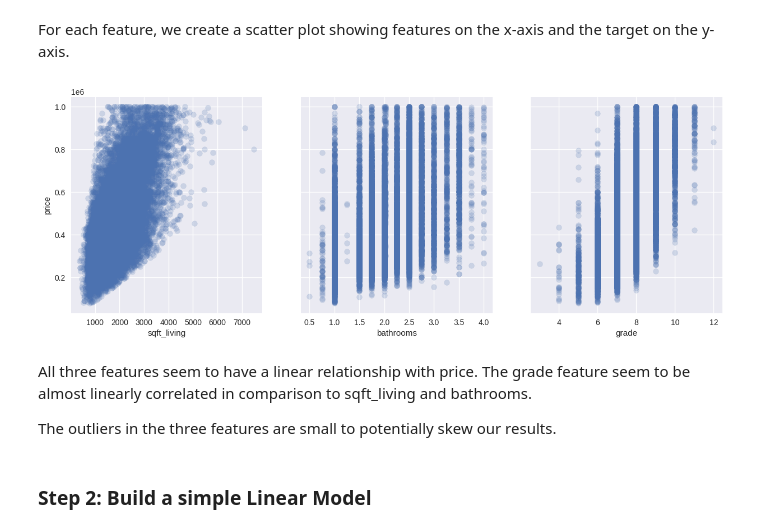
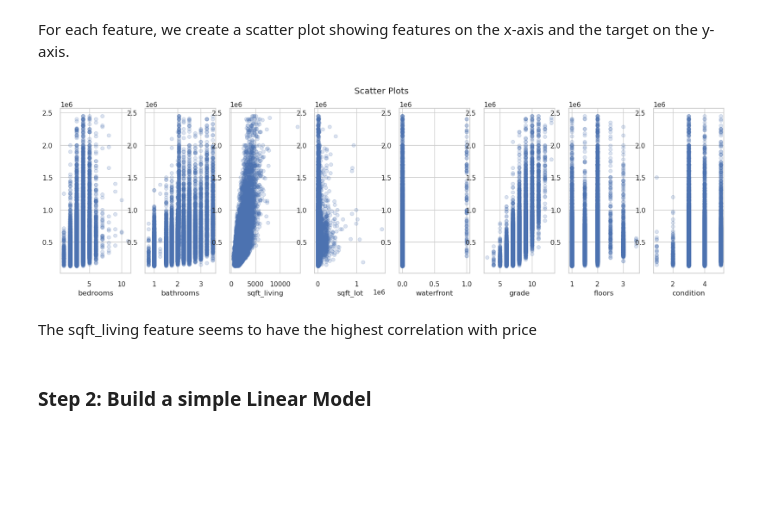
Before and after one commit to learn-co-curriculum/dsc-phase-2-project-v2-3, a Jupyter notebook: student.ipynb, the cells around one changed output. Drawn from its saved outputs; the diff is of its cells as text; code cells hidden in the pictures; blank space fills up the shorter version.

```diff
--- a/student.ipynb
+++ b/student.ipynb
@@ -430,2 +419,4 @@ df_filtered
+# %%
+df_filtered= df_new
 # %% [markdown]
 Removed records whose price was above 1 million dollars
@@ -539,0 +557,17 @@ It is also important to note that there are house with ratings above and below a
+# %%
+##Price vs Bedrooms**
+# Seting the style for the boxplot
+sns.set(style="whitegrid")
+# Defining the custom colors
+boxplot_colors = ["#FF5733", "#33FF57", "#3357FF"]
+# Create the boxplot with custom colors
+plt.figure(figsize=(15, 5))
+sns.boxplot(x='bedrooms', y='price', data=df_filtered, palette=boxplot_colors)
+# Add a title
+plt.title("Price Distribution by Number of Bedrooms")
+
+# Customize the axis labels
+plt.xlabel("Number of Bedrooms")
+plt.ylabel("Price")
+
+plt.show()
@@ -539,0 +576,4 @@ It is also important to note that there are house with ratings above and below a
+# %%
+#Replacing the outlier with the mean
+df_filtered.loc[(df_filtered.bedrooms == 33), 'bedrooms'] = 3
+df_filtered['bedrooms'].value_counts()
@@ -581,6 +638,6 @@ They include: sqft_living
               bathrooms
               grade
 # %%
-df_subset = df[['sqft_living', 'bathrooms', 'grade', 'price']]
+df_subset = df_filtered[['bedrooms', 'bathrooms','sqft_living', 'sqft_lot', 'waterfront', 'grade','floors','condition','price']]
 df_subset
 # %% [output]
@@ -603,20 +660,21 @@ df_subset
 For each feature, we create a scatter plot showing features on the x-axis and the target on the y-axis.
 # %%
 # Plotting Scatter plot
-fig, axes = plt.subplots(ncols=3, figsize=(15,5), sharey=True)
-axes[0].set_ylabel("price")
+#fig, axes = plt.subplots(ncols=4,nrows =2, figsize=(20,5))
+#axes[0].set_ylabel("price")
+num_plots = len(df_subset.columns) - 1
+fig, axes = plt.subplots(1, num_plots, figsize=(20, 5))
+fig.suptitle("Scatter Plots")
 
 for i, col in enumerate(df_subset.drop("price", axis=1).columns):
     ax = axes[i]
     ax.scatter(df_subset[col], df_subset["price"], alpha=0.2)
     ax.set_xlabel(col)
 # %% [output]
-[figure, old version]
+[figure, new version]
-# %% [markdown]
-All three features seem to have a linear relationship with price.
-The grade feature seem to be almost linearly correlated in comparison to sqft_living and bathrooms.
-
-The outliers in the three features are small to potentially skew our results.
+# %% [markdown]
+
+The sqft_living feature seems to have the highest correlation with price
 # %% [markdown]
 ### Step 2: Build a simple Linear Model
 # %%
```
Also changed, not shown: parts of 40 cells of this notebook.
